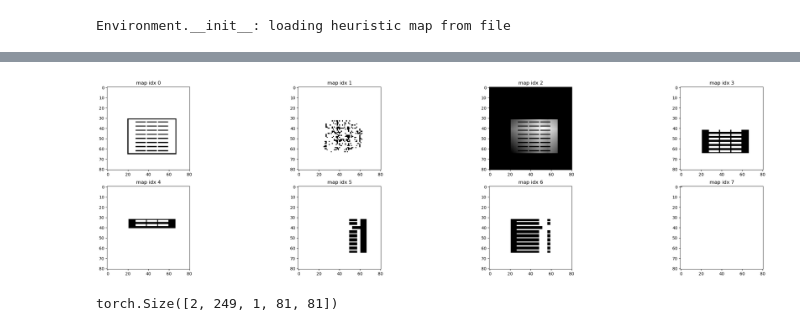
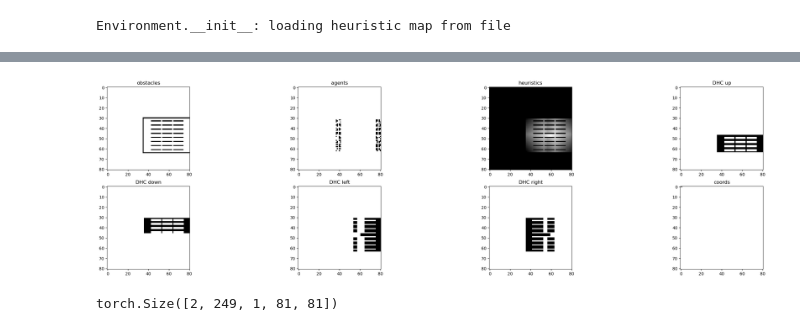
Before and after one commit to ervsam/congenial-lamp, a Jupyter notebook: DELETE.ipynb, the cells around one changed output, grey strips where cells are left out. Cells and saved outputs as stored; diff of their text form; code cells hidden in the pictures.

Commit message:
update: fixed bugs, env.starts and goals were not updated in custom collate

```diff
--- a/DELETE.ipynb
+++ b/DELETE.ipynb
@@ -337,5 +358,4 @@ def custom_collate(batch):
 # %%
-# --- Configurations ---
 CONFIG_NAME = "warehouse_2"
 CONFIG_FILE = "config.yaml"
 # --- Load Config and Initialize Environment ---
@@ -347,26 +367,30 @@ WINDOW_SIZE = env_config["WINDOW_SIZE"]
 FOV = env_config["FOV"]
 NUM_AGENTS = env_config["NUM_AGENTS"]
 
+train_config = config["training"]
+device = train_config["DEVICE"]
+BATCH_SIZE = train_config["BATCH_SIZE"]
+LR = float(train_config["LR"])
+label_idx = train_config["N_ACTIONS"]
+EPOCHS = train_config["EPOCHS"]
+# Optional head mode: "stacked", "threeway", or "auto"
+MODE = train_config.get("MODE", "auto")
+
 env = Environment(
     env_config,
     logger=Logger(),  # Dummy logger
     grid_map_file=config["paths"]["map_file"],
-    heuristic_map_file=config["paths"]["heur_file"]
+    heuristic_map_file=config["paths"]["heur_file"],
+    device=device
 )
-
-train_config = config["training"]
-DEVICE = train_config["DEVICE"]
-BATCH_SIZE = train_config["BATCH_SIZE"]
-LR = float(train_config["LR"])
-label_idx = train_config["N_ACTIONS"]
-EPOCHS = train_config["EPOCHS"]
 
 sample_file = f'data_gen/{NUM_AGENTS}/w{WINDOW_SIZE}/'
 
 USE_NEIGHCOORDS = True
+model_file = f"sup_pbs_{NUM_AGENTS}_w{WINDOW_SIZE}.pth"
 
 # --- Model, Optimizer, Loss ---
-model = QNetwork(fov=FOV, USE_NEIGHCOORDS=USE_NEIGHCOORDS).to(DEVICE)
+model = QNetwork(fov=FOV, USE_NEIGHCOORDS=USE_NEIGHCOORDS, head_mode="threeway").to(device)
 # %% [output]
 Environment.__init__: loading heuristic map from file
 # %%
@@ -374,10 +398,10 @@ data = PairDataset(sample_file+'data.txt', env)
 balanced_loader = DataLoader(
     data,
     batch_size=BATCH_SIZE,
-    collate_fn=custom_collate,
+    collate_fn=lambda batch, env=env: custom_collate(batch, env),
     shuffle=True,
     # num_workers=8,
-    pin_memory=True,
+    # pin_memory=True,
     # persistent_workers=True
 )
 print(f"Number of batches: {len(balanced_loader)}")
@@ -416,2 +439,2 @@ plt.show()
 # %%
-obs_fovs, padded_feats, padded_coords, mask, label = data[idx]
+obs_fovs, padded_feats, padded_coords, label, mask = next(iter(balanced_loader))
@@ -418,19 +528,19 @@ obs_fovs, padded_feats, padded_coords, mask, label = data[idx]
 # %%
 # verify obs_fovs
-#
+title = ["obstacles", "agents", "heuristics", "DHC up", "DHC down", "DHC left", "DHC right", "coords"]
 
-obs_a = obs_fovs[0]
+obs_a = obs_fovs[0][0].cpu().numpy()
 
 # now plot them
 fig, axs = plt.subplots(2, len(obs_a)//2, figsize=(4*len(obs_a), 8))
 for i, ax in enumerate(axs):
     for y, ay in enumerate(ax):
         map_idx = i*(len(obs_a)//2) + y
         ay.imshow(obs_a[map_idx], cmap='gray_r')
-        ay.set_title(f"map idx {map_idx}")
+        ay.set_title(f"{title[map_idx]}")
 plt.show()
 # %% [output]
-[figure, old version]
+[figure, new version]
 # %%
 padded_feats.shape
 # %% [output]
```
Also changed, not shown: parts of 9 cells of this notebook, 4 other files.
